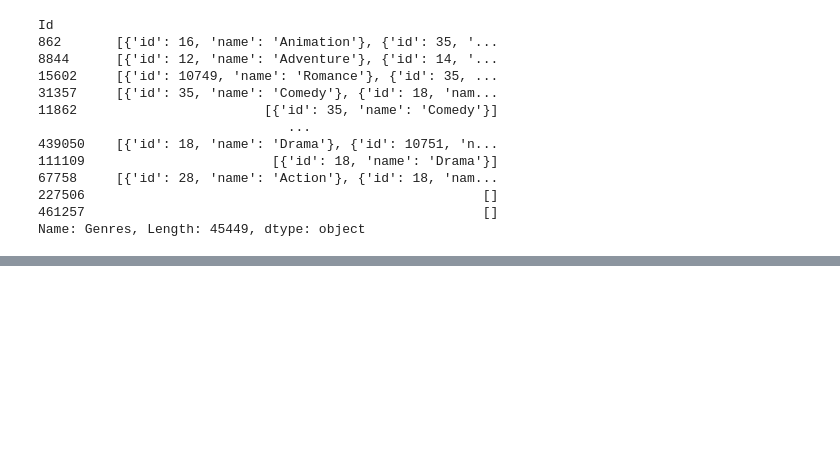
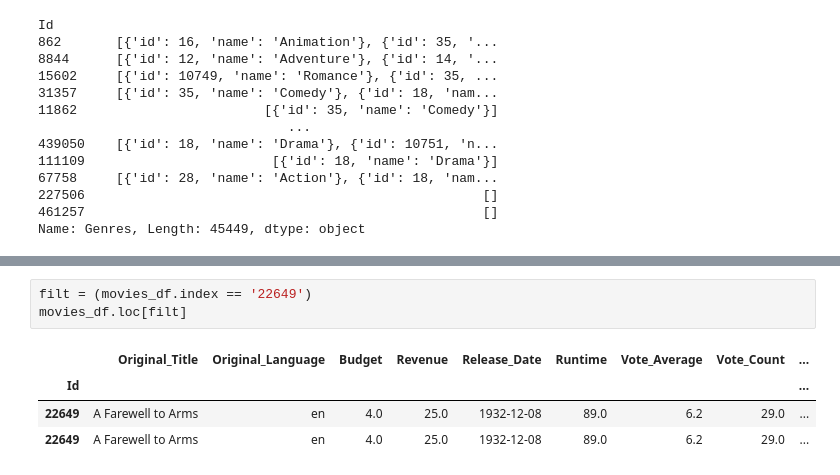
Before and after one commit to slimrivermoi/Techlabs-DS5, a Jupyter notebook: EDA-Lee-movies_df.ipynb, the cells around one changed output, grey strips where cells are left out. Drawn from its saved outputs; the diff is of its cells as text; blank space fills up the shorter version.

```diff
--- a/EDA-Lee-movies_df.ipynb
+++ b/EDA-Lee-movies_df.ipynb
@@ -462,0 +476,8 @@ Animation
+# %%
+filt = (movies_df.index == '22649')
+movies_df.loc[filt]
+# %% [output]
+|  | Original_Title | Original_Language | Budget | Revenue | Release_Date | Runtime | Vote_Average | Vote_Count | ... |
+| Id |  |  |  |  |  |  |  |  | ... |
+| 22649 | A Farewell to Arms | en | 4.0 | 25.0 | 1932-12-08 | 89.0 | 6.2 | 29.0 | ... |
+| 22649 | A Farewell to Arms | en | 4.0 | 25.0 | 1932-12-08 | 89.0 | 6.2 | 29.0 | ... |
```
Also changed, not shown: parts of 2 cells of this notebook.
